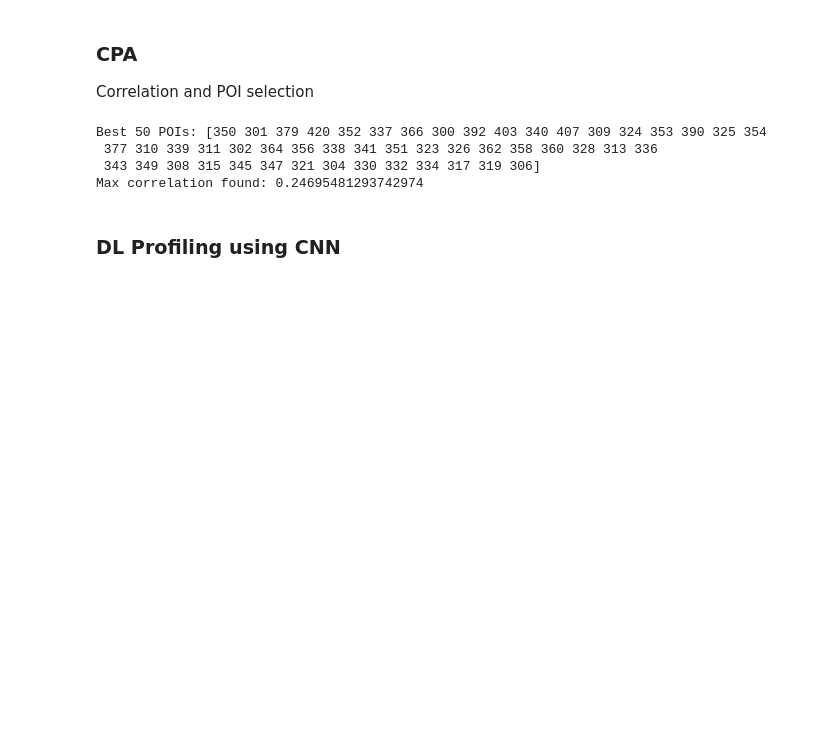
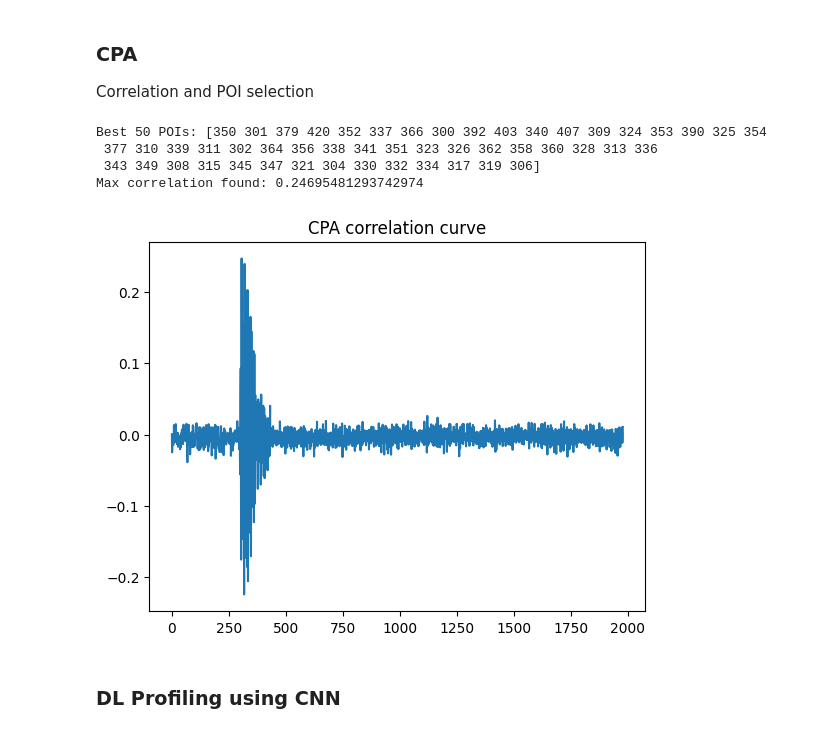
Before and after one commit to Kelfx/Keccak_SCA, a Jupyter notebook: cpa_profiling.ipynb, the cells around one changed output. Cells and saved outputs as stored; diff of their text form; code cells hidden in the pictures; blank space fills up the shorter version.

```diff
--- a/cpa_profiling.ipynb
+++ b/cpa_profiling.ipynb
@@ -155,7 +155,7 @@ for t in range(traces.shape[1]):
         corrs.append(0.0)
     else:
         corr = np.corrcoef(traces[:, t], hd_leakage)[0, 1]
-        corrs.append(0.0 if np.isnan(corr) else corr)
+        corrs.append(corr)
 corrs = np.array(corrs)
 
 top_k_POI = np.argsort(np.abs(corrs))[-50:]
@@ -166,6 +166,14 @@ Best 50 POIs: [350 301 379 420 352 337 366 300 392 403 340 407 309 324 353 390 3
  377 310 339 311 302 364 356 338 341 351 323 326 362 358 360 328 313 336
  343 349 308 315 345 347 321 304 330 332 334 317 319 306]
 Max correlation found: 0.24695481293742974
+# %%
+import matplotlib.pyplot as plt
+
+plt.plot(corrs)
+plt.title("CPA correlation curve")
+plt.show()
+# %% [output]
+[figure, added]
 # %% [markdown]
 ### DL Profiling using CNN
 # %%
```
Also changed, not shown: parts of 4 cells of this notebook, 2 other files.
